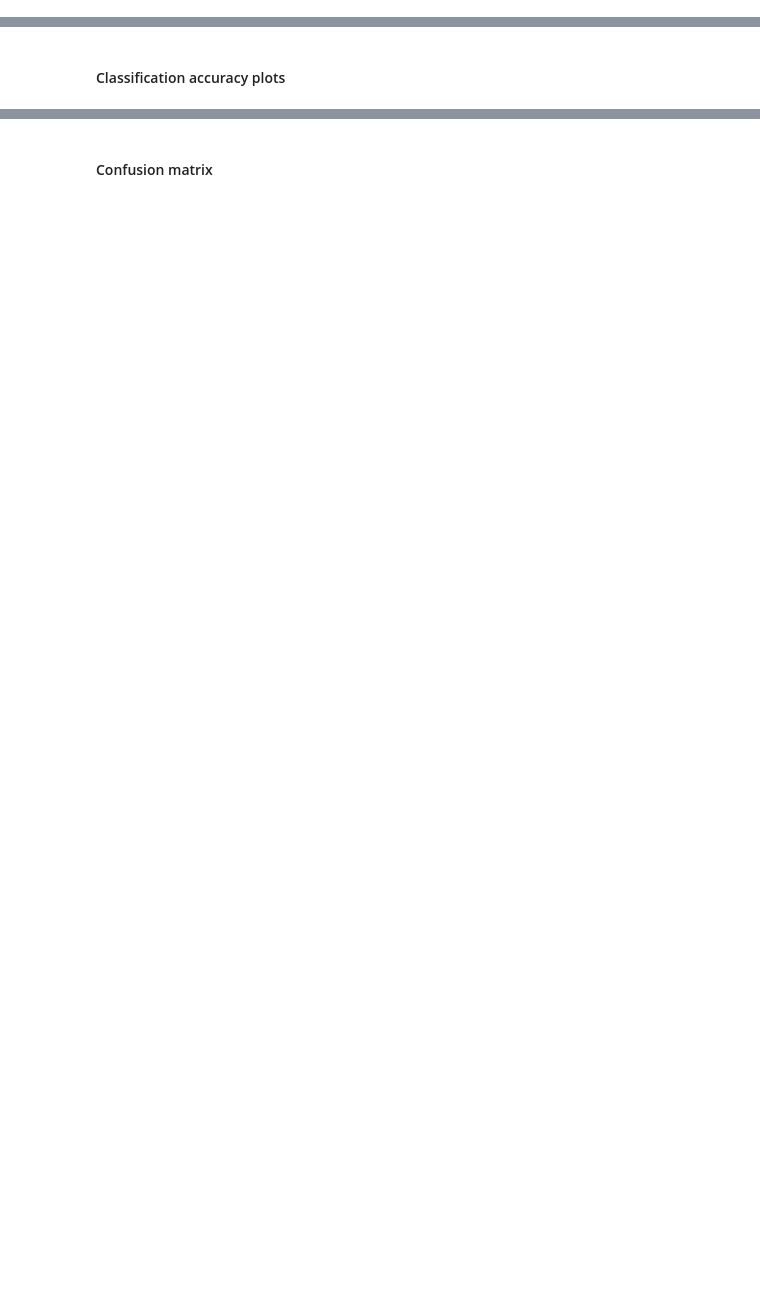
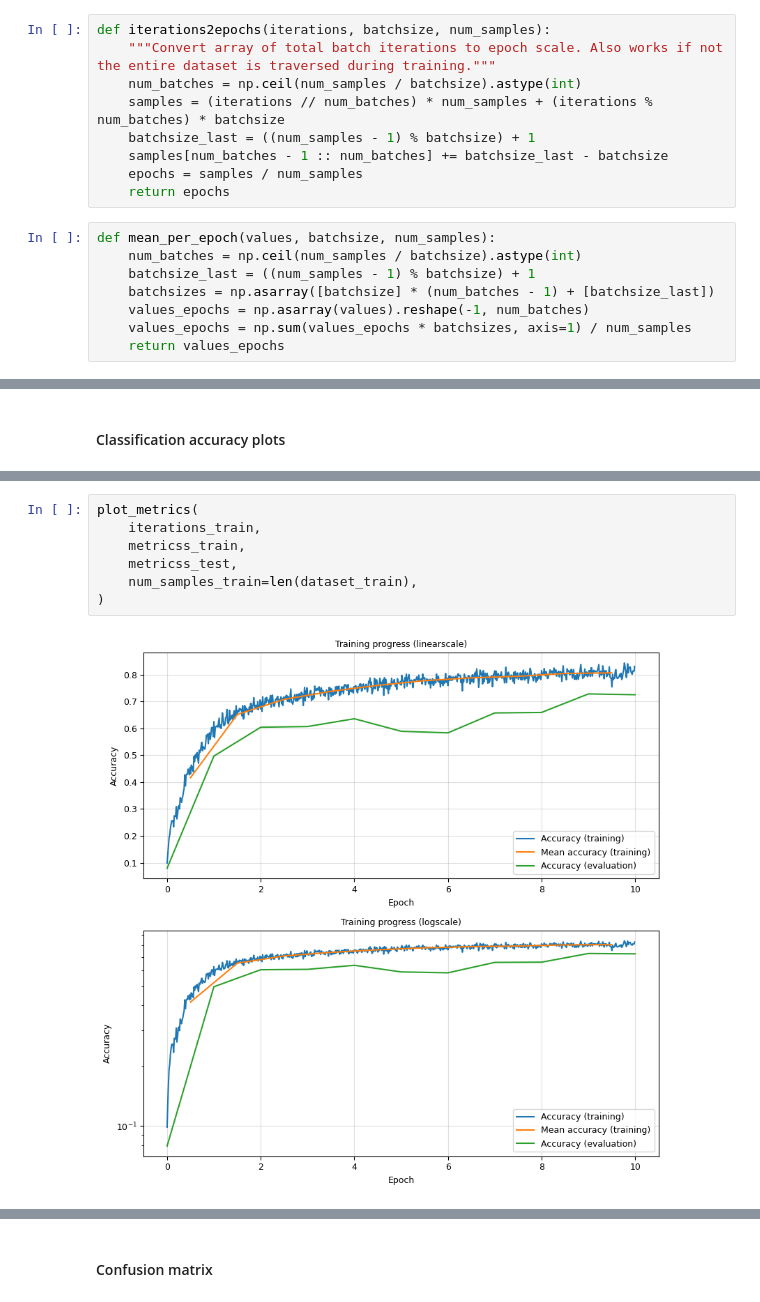
Before and after one commit to bertan-karacora/lab-vision-systems-assignments, a Jupyter notebook: assignment_1/assignment_1.ipynb, the cells around one changed output, grey strips where cells are left out. Saved outputs shown, nothing was run; the diff lists cells and outputs as text; blank space fills up the shorter version.

```diff
--- a/assignment_1/assignment_1.ipynb
+++ b/assignment_1/assignment_1.ipynb
@@ -329,3 +388,20 @@ visualize_images(images.permute(0, 2, 3, 1), labels=labels, indices=indices)
 ### Visualization of performance
 # %% [markdown]
 #### Loss plots
+# %%
+def iterations2epochs(iterations, batchsize, num_samples):
+    """Convert array of total batch iterations to epoch scale. Also works if not the entire dataset is traversed during training."""
+    num_batches = np.ceil(num_samples / batchsize).astype(int)
+    samples = (iterations // num_batches) * num_samples + (iterations % num_batches) * batchsize
+    batchsize_last = ((num_samples - 1) % batchsize) + 1
+    samples[num_batches - 1 :: num_batches] += batchsize_last - batchsize
+    epochs = samples / num_samples
+    return epochs
+# %%
+def mean_per_epoch(values, batchsize, num_samples):
+    num_batches = np.ceil(num_samples / batchsize).astype(int)
+    batchsize_last = ((num_samples - 1) % batchsize) + 1
+    batchsizes = np.asarray([batchsize] * (num_batches - 1) + [batchsize_last])
+    values_epochs = np.asarray(values).reshape(-1, num_batches)
+    values_epochs = np.sum(values_epochs * batchsizes, axis=1) / num_samples
+    return values_epochs
@@ -333,0 +498,9 @@ visualize_images(images.permute(0, 2, 3, 1), labels=labels, indices=indices)
+# %%
+plot_metrics(
+    iterations_train,
+    metricss_train,
+    metricss_test,
+    num_samples_train=len(dataset_train),
+)
+# %% [output]
+[figure, added]
```
Also changed, not shown: parts of 32 cells of this notebook.
